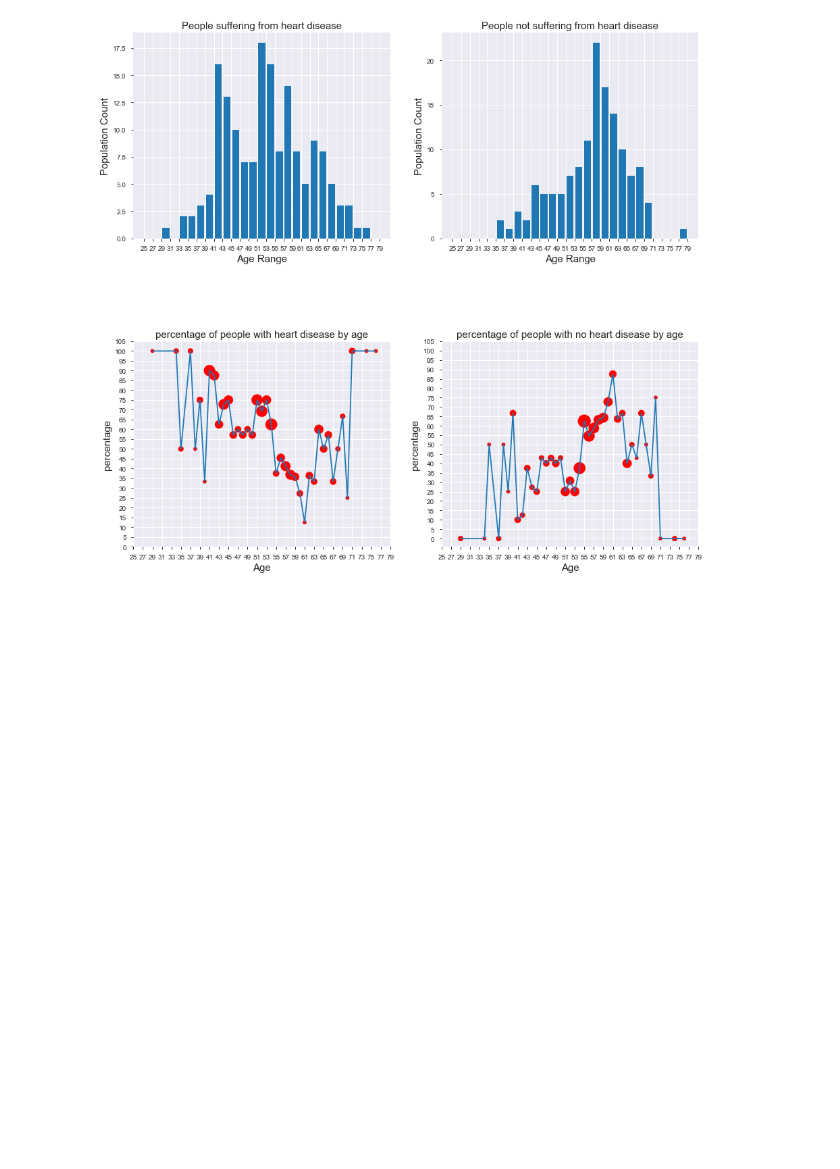
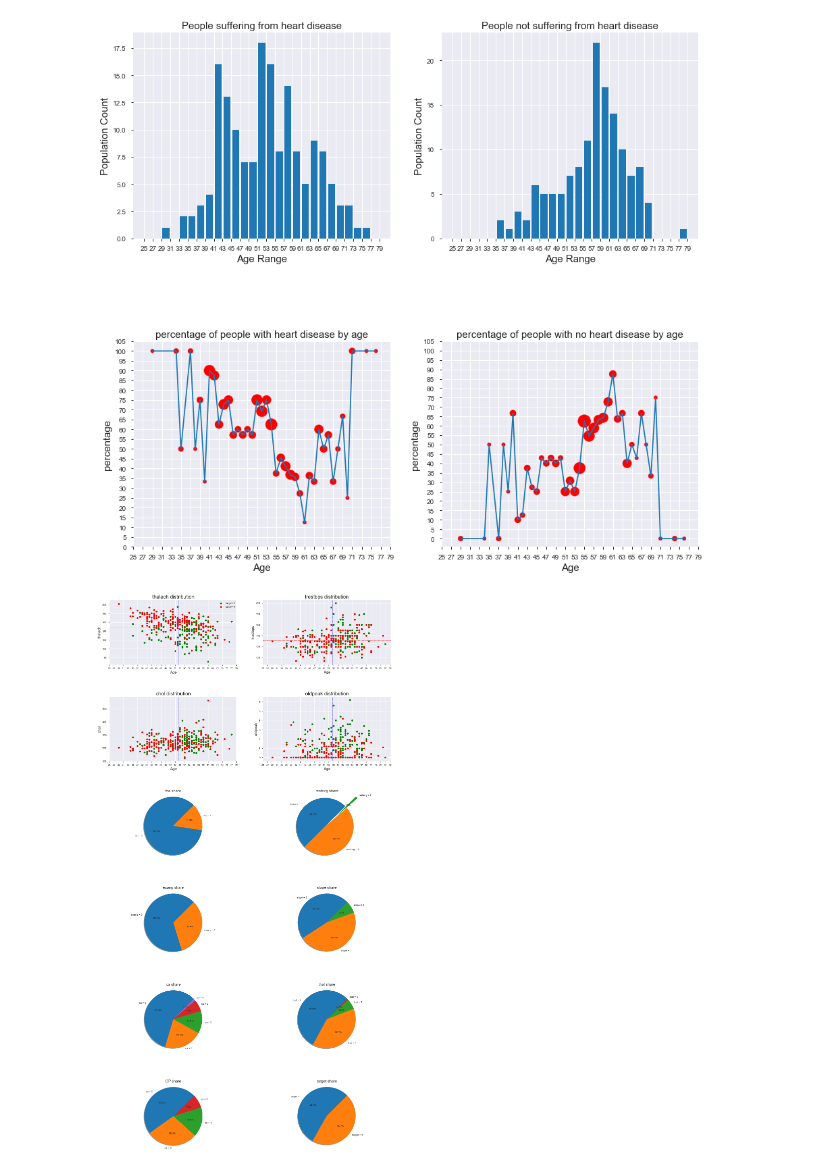
Before and after one commit to jahidkhandaker/HeartDiseasePrediction, a Jupyter notebook: RezowanaAkter/Heart_Disease_Prediction.ipynb, the cells around one changed output. Cells and saved outputs as stored; diff of their text form; code cells hidden in the pictures; blank space fills up the shorter version.

```diff
--- a/RezowanaAkter/Heart_Disease_Prediction.ipynb
+++ b/RezowanaAkter/Heart_Disease_Prediction.ipynb
@@ -202,3 +188,96 @@ axes[1,1].set_title('percentage of people with no heart disease by age',fontsize
 plt.show()
 # %% [output]
 [figure]
+# %%
+fig, axes = plt.subplots(6,2, figsize = (20,40))
+plt.subplots_adjust(hspace = 0.5)
+
+axes[0,0].scatter(data[data['target']==0][['age','thalach']].sort_values(by = ['age']).age,data[data['target']==0][['age','thalach']].sort_values(by = ['age']).thalach, c = 'g',label = 'target=0')
+axes[0,0].scatter(data[data['target']==1][['age','thalach']].sort_values(by = ['age']).age,data[data['target']==1][['age','thalach']].sort_values(by = ['age']).thalach, c = 'r',label = 'target=1')
+axes[0,0].set_title('thalach distribution',fontsize=20)
+axes[0,0].set_xticks(range(25,80,2))
+axes[0,0].set_xlabel('Age',fontsize=15)
+axes[0,0].set_ylabel('thalach',fontsize=15)
+axes[0,0].axhline(np.mean(data['thalach']),xmin=0,xmax=1,linewidth=1, color='black',linestyle = '--')
+axes[0,0].axvline(np.mean(data['age']),ymin=0,ymax=1,linewidth=1, color='b',linestyle = '--')
+axes[0,0].legend()
+
+axes[0,1].scatter(data[data['target']==0][['age','trestbps']].sort_values(by = ['age']).age,data[data['target']==0][['age','trestbps']].sort_values(by = ['age']).trestbps, c = 'g',label = 'target=0')
+axes[0,1].scatter(data[data['target']==1][['age','trestbps']].sort_values(by = ['age']).age,data[data['target']==1][['age','trestbps']].sort_values(by = ['age']).trestbps, c = 'r',label = 'target=1')
+axes[0,1].set_title('trestbps distribution',fontsize=20)
+axes[0,1].set_xticks(range(25,80,2))
+axes[0,1].set_xlabel('Age',fontsize=15)
+axes[0,1].set_ylabel('trestbps',fontsize=15)
+axes[0,1].axhline(np.mean(data['trestbps']),xmin=0,xmax=1,linewidth=1, color='r',linestyle = '--')
+axes[0,1].axvline(np.mean(data['age']),ymin=0,ymax=1,linewidth=1, color='b',linestyle = '--')
+
+
+axes[1,0].scatter(data[data['target']==0][['age','chol',]].sort_values(by = ['age']).age,data[data['target']==0][['age','chol',]].sort_values(by = ['age']).chol,c = 'g',label = 'target=0')
+axes[1,0].scatter(data[data['target']==1][['age','chol',]].sort_values(by = ['age']).age,data[data['target']==1][['age','chol',]].sort_values(by = ['age']).chol,c = 'r',label = 'target=1')
+axes[1,0].set_title('chol distribution',fontsize=20)
+axes[1,0].set_xticks(range(25,80,2))
+axes[1,0].set_xlabel('Age',fontsize=15)
+axes[1,0].set_ylabel('chol',fontsize=15)
+axes[1,0].axhline(np.mean(data['chol']),xmin=0,xmax=1,linewidth=1, color='r',linestyle = '--')
+axes[1,0].axvline(np.mean(data['age']),ymin=0,ymax=1,linewidth=1, color='b',linestyle = '--')
+
+axes[1,1].scatter(data[data['target']==0][['age','oldpeak',]].sort_values(by = ['age']).age,data[data['target']==0][['age','oldpeak',]].sort_values(by = ['age']).oldpeak,c = 'g',label = 'target=0')
+axes[1,1].scatter(data[data['target']==1][['age','oldpeak',]].sort_values(by = ['age']).age,data[data['target']==1][['age','oldpeak',]].sort_values(by = ['age']).oldpeak,c = 'r',label = 'target=1')
+axes[1,1].set_title('oldpeak distribution',fontsize=20)
+axes[1,1].set_xticks(range(25,80,2))
+axes[1,1].set_xlabel('Age',fontsize=15)
+axes[1,1].set_ylabel('oldpeak',fontsize=15)
+axes[1,1].axhline(np.mean(data['oldpeak']),xmin=0,xmax=1,linewidth=1, color='r',linestyle = '--')
+axes[1,1].axvline(np.mean(data['age']),ymin=0,ymax=1,linewidth=1, color='b',linestyle = '--')
+
+fbs_count = data['fbs'].value_counts()
+labels = [('fbs = '+ str(x)) for x in fbs_count.index]
+axes[2,0].pie(fbs_count,labels = labels,autopct='%1.1f%%',shadow=True, startangle=45)
+axes[2,0].axis('equal')
+axes[2,0].set_title('fbs share',fontsize=15)
+
+restecg_count = data['restecg'].value_counts()
+labels = [('restecg = '+ str(x)) for x in restecg_count.index]
+axes[2,1].pie(restecg_count,labels = labels,autopct='%1.1f%%',shadow=True, startangle=45,explode = [0,0,0.5])
+axes[2,1].axis('equal')
+axes[2,1].set_title('restecg share',fontsize=15)
+
+exang_count = data['exang'].value_counts()
+labels = [('exang = '+ str(x)) for x in exang_count.index]
+axes[3,0].pie(exang_count,labels = labels,autopct='%1.1f%%',shadow=True, startangle=45)
+axes[3,0].axis('equal')
+axes[3,0].set_title('exang share',fontsize=15)
+
+slope_count = data['slope'].value_counts()
+labels = [('slope = '+ str(x)) for x in slope_count.index]
+axes[3,1].pie(slope_count,labels = labels,autopct='%1.1f%%',shadow=True, startangle=45)
+axes[3,1].axis('equal')
+axes[3,1].set_title('slope share',fontsize=15)
+
+ca_count = data['ca'].value_counts()
+labels = [('ca = '+ str(x)) for x in ca_count.index]
+axes[4,0].pie(ca_count,labels = labels,autopct='%1.1f%%',shadow=True, startangle=45)
+axes[4,0].axis('equal')
+axes[4,0].set_title('ca share',fontsize=15)
+
+thal_count = data['thal'].value_counts()
+labels = [('thal = '+ str(x)) for x in thal_count.index]
+axes[4,1].pie(thal_count,labels = labels,autopct='%1.1f%%',shadow=True, startangle=45)
+axes[4,1].axis('equal')
+axes[4,1].set_title('thal share',fontsize=15)
+
+cp_count = data['cp'].value_counts()
+labels = [('cp = '+ str(x)) for x in cp_count.index]
+axes[5,0].pie(cp_count,labels = labels,autopct='%1.1f%%',shadow=True, startangle=45)
+axes[5,0].axis('equal')
+axes[5,0].set_title('CP share',fontsize=15)
+
+target_count = data['target'].value_counts()
+labels = [('target = '+ str(x)) for x in target_count.index]
+axes[5,1].pie(target_count,labels = labels,autopct='%1.1f%%',shadow=True, startangle=45)
+axes[5,1].axis('equal')
+axes[5,1].set_title('target share',fontsize=15)
+
+plt.show()
+# %% [output]
+[figure, added]
```
Also changed, not shown: parts of 6 cells of this notebook.
